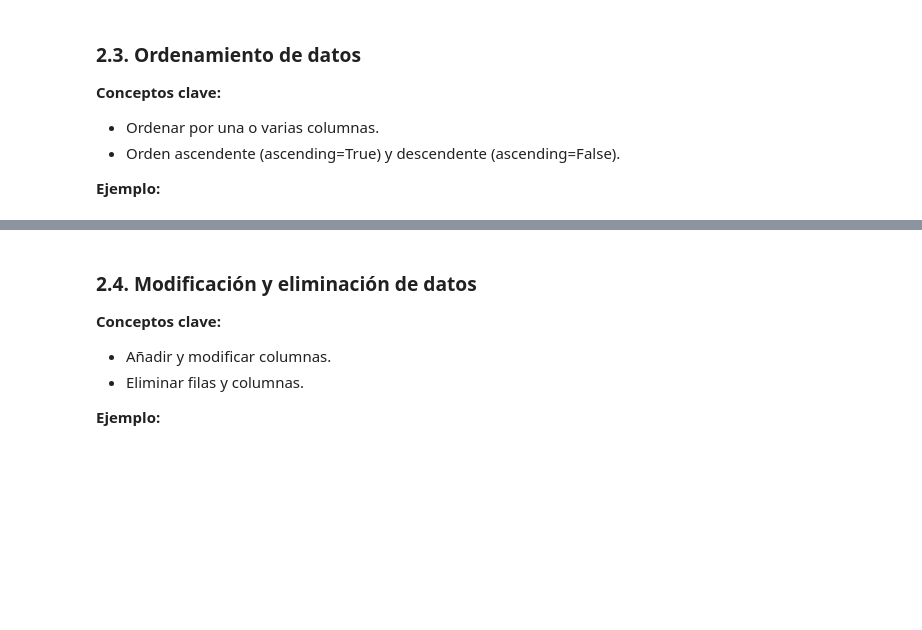
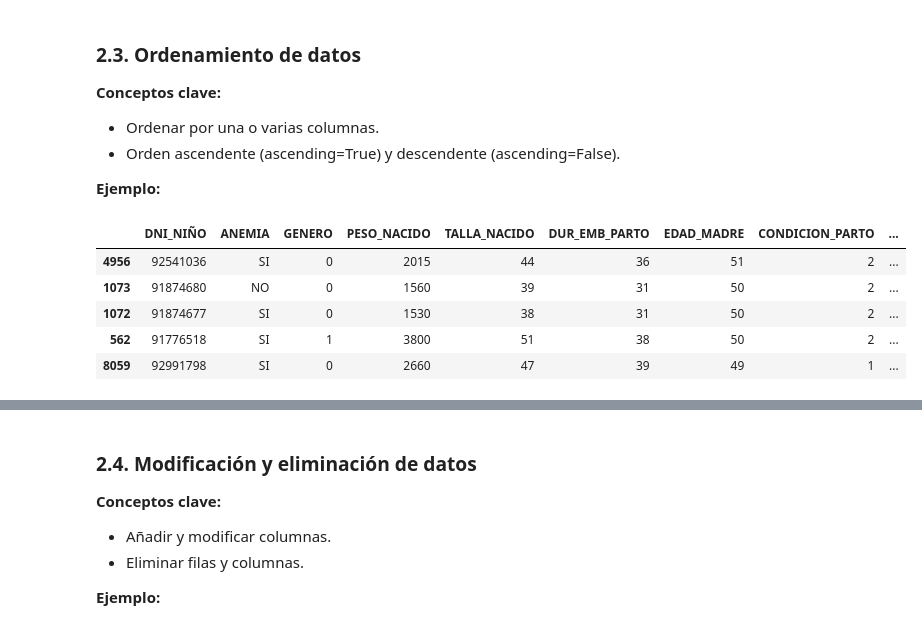
Before and after one commit to gianmarcomejia96/UTEC_PROGRA, a Jupyter notebook: 07_manipulaci_n_de_datos_con_pandas.ipynb, the cells around one changed output, grey strips where cells are left out. Cells and saved outputs as stored; diff of their text form; code cells hidden in the pictures; blank space fills up the shorter version.

```diff
--- a/07_manipulaci_n_de_datos_con_pandas.ipynb
+++ b/07_manipulaci_n_de_datos_con_pandas.ipynb
@@ -422,3 +457,12 @@ print(ciudades)
 df_ordenado_edad = df.sort_values(by='Edad')
 print("\nDataFrame ordenado por edad (ascendente):")
 print(df_ordenado_edad)
+# %%
+df.sort_values(by = 'EDAD_MADRE', ascending=False).head()
+# %% [output]
+|  | DNI_NIÑO | ANEMIA | GENERO | PESO_NACIDO | TALLA_NACIDO | DUR_EMB_PARTO | EDAD_MADRE | CONDICION_PARTO | ... |
+| 4956 | 92541036 | SI | 0 | 2015 | 44 | 36 | 51 | 2 | ... |
+| 1073 | 91874680 | NO | 0 | 1560 | 39 | 31 | 50 | 2 | ... |
+| 1072 | 91874677 | SI | 0 | 1530 | 38 | 31 | 50 | 2 | ... |
+| 562 | 91776518 | SI | 1 | 3800 | 51 | 38 | 50 | 2 | ... |
+| 8059 | 92991798 | SI | 0 | 2660 | 47 | 39 | 49 | 1 | ... |
```
Also changed, not shown: parts of 15 cells of this notebook.
